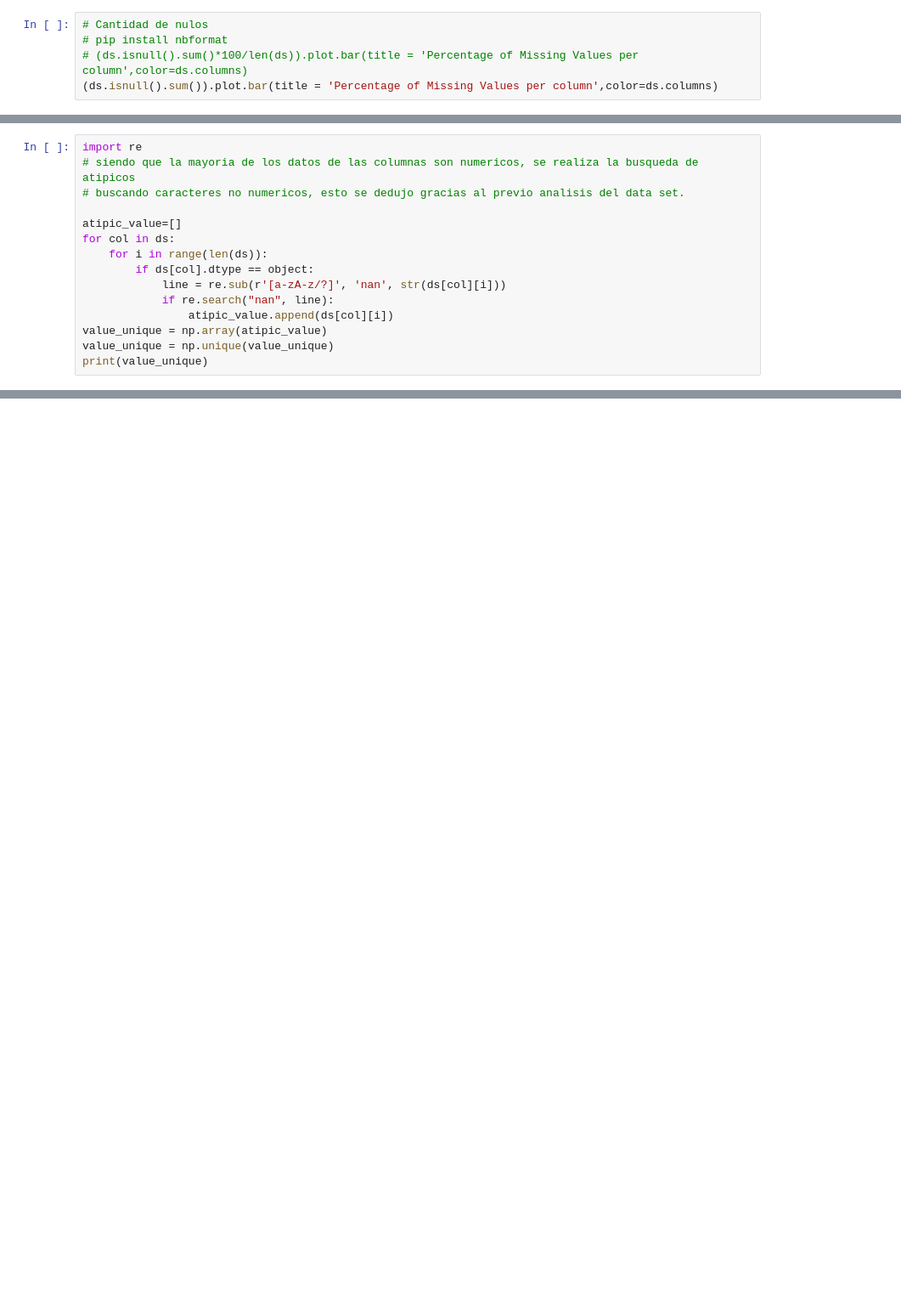
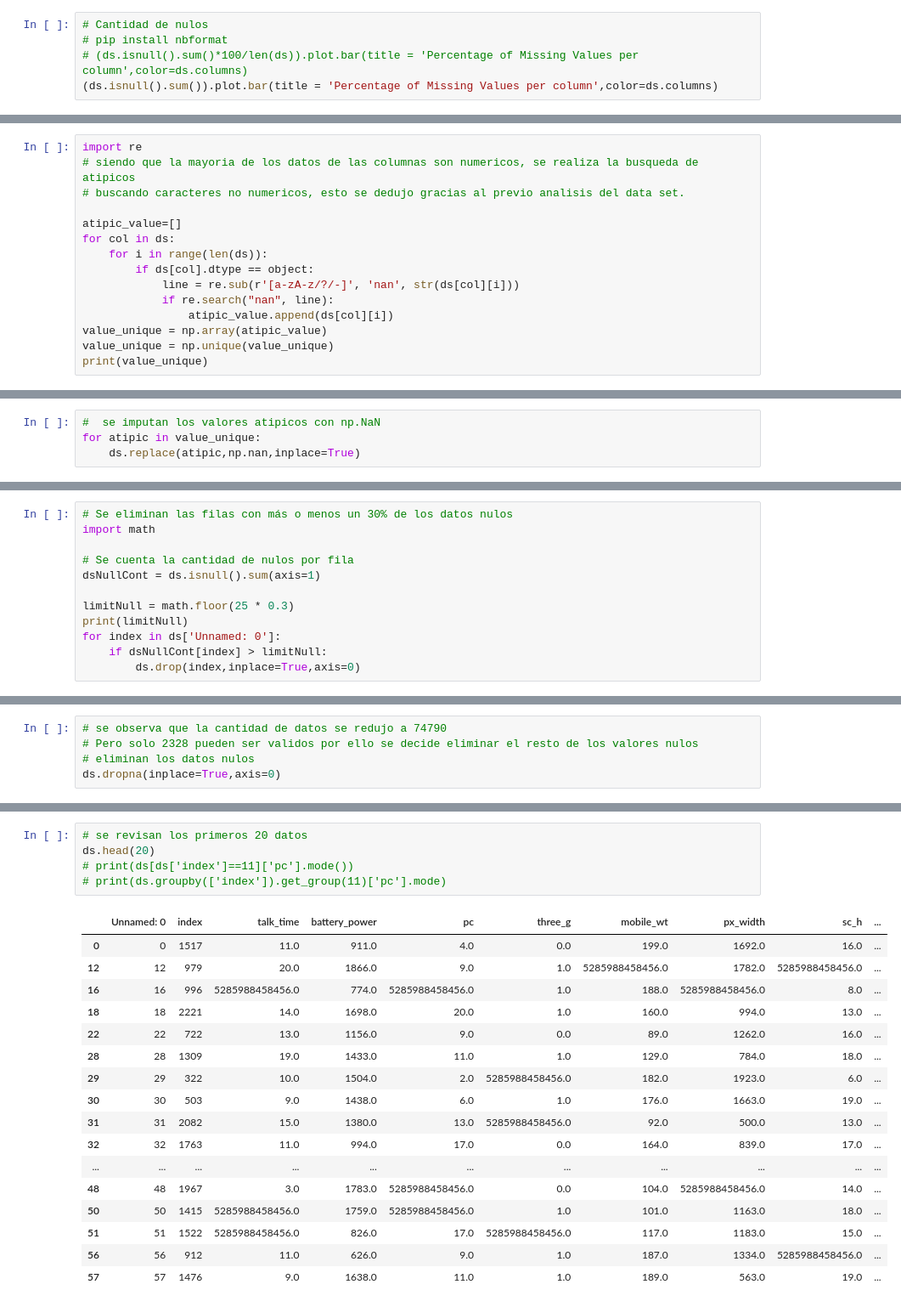
Before and after one commit to ingHFrancoO/DataScienceWork1, a Jupyter notebook: notebooks/1-readmited_preprocess.ipynb, the cells around one changed output, grey strips where cells are left out. Shown at 85% size. Cells and saved outputs as stored; diff of their text form; blank space fills up the shorter version.

```diff
--- a/notebooks/1-readmited_preprocess.ipynb
+++ b/notebooks/1-readmited_preprocess.ipynb
@@ -140,7 +146,7 @@ atipic_value=[]
 for col in ds:
     for i in range(len(ds)):
         if ds[col].dtype == object:
-            line = re.sub(r'[a-zA-z/?]', 'nan', str(ds[col][i]))
+            line = re.sub(r'[a-zA-z/?/-]', 'nan', str(ds[col][i]))
             if re.search("nan", line):
                 atipic_value.append(ds[col][i])
 value_unique = np.array(atipic_value)
@@ -178,0 +193,4 @@ clock_speed = 2495
+# %%
+#  se imputan los valores atipicos con np.NaN
+for atipic in value_unique:
+    ds.replace(atipic,np.nan,inplace=True)
@@ -178,0 +200,12 @@ clock_speed = 2495
+# %%
+# Se eliminan las filas con más o menos un 30% de los datos nulos
+import math
+
+# Se cuenta la cantidad de nulos por fila
+dsNullCont = ds.isnull().sum(axis=1)
+
+limitNull = math.floor(25 * 0.3)
+print(limitNull)
+for index in ds['Unnamed: 0']:
+    if dsNullCont[index] > limitNull:
+        ds.drop(index,inplace=True,axis=0)
@@ -178,0 +235,5 @@ clock_speed = 2495
+# %%
+# se observa que la cantidad de datos se redujo a 74790
+# Pero solo 2328 pueden ser validos por ello se decide eliminar el resto de los valores nulos
+# eliminan los datos nulos
+ds.dropna(inplace=True,axis=0)
@@ -178,0 +273,23 @@ clock_speed = 2495
+# %%
+# se revisan los primeros 20 datos
+ds.head(20)
+# print(ds[ds['index']==11]['pc'].mode())
+# print(ds.groupby(['index']).get_group(11)['pc'].mode)
+# %% [output]
+|  | Unnamed: 0 | index | talk_time | battery_power | pc | three_g | mobile_wt | px_width | sc_h | ... |
+| 0 | 0 | 1517 | 11.0 | 911.0 | 4.0 | 0.0 | 199.0 | 1692.0 | 16.0 | ... |
+| 12 | 12 | 979 | 20.0 | 1866.0 | 9.0 | 1.0 | 5285988458456.0 | 1782.0 | 5285988458456.0 | ... |
+| 16 | 16 | 996 | 5285988458456.0 | 774.0 | 5285988458456.0 | 1.0 | 188.0 | 5285988458456.0 | 8.0 | ... |
+| 18 | 18 | 2221 | 14.0 | 1698.0 | 20.0 | 1.0 | 160.0 | 994.0 | 13.0 | ... |
+| 22 | 22 | 722 | 13.0 | 1156.0 | 9.0 | 0.0 | 89.0 | 1262.0 | 16.0 | ... |
+| 28 | 28 | 1309 | 19.0 | 1433.0 | 11.0 | 1.0 | 129.0 | 784.0 | 18.0 | ... |
+| 29 | 29 | 322 | 10.0 | 1504.0 | 2.0 | 5285988458456.0 | 182.0 | 1923.0 | 6.0 | ... |
+| 30 | 30 | 503 | 9.0 | 1438.0 | 6.0 | 1.0 | 176.0 | 1663.0 | 19.0 | ... |
+| 31 | 31 | 2082 | 15.0 | 1380.0 | 13.0 | 5285988458456.0 | 92.0 | 500.0 | 13.0 | ... |
+| 32 | 32 | 1763 | 11.0 | 994.0 | 17.0 | 0.0 | 164.0 | 839.0 | 17.0 | ... |
+| ... | ... | ... | ... | ... | ... | ... | ... | ... | ... | ... |
+| 48 | 48 | 1967 | 3.0 | 1783.0 | 5285988458456.0 | 0.0 | 104.0 | 5285988458456.0 | 14.0 | ... |
+| 50 | 50 | 1415 | 5285988458456.0 | 1759.0 | 5285988458456.0 | 1.0 | 101.0 | 1163.0 | 18.0 | ... |
+| 51 | 51 | 1522 | 5285988458456.0 | 826.0 | 17.0 | 5285988458456.0 | 117.0 | 1183.0 | 15.0 | ... |
+| 56 | 56 | 912 | 11.0 | 626.0 | 9.0 | 1.0 | 187.0 | 1334.0 | 5285988458456.0 | ... |
+| 57 | 57 | 1476 | 9.0 | 1638.0 | 11.0 | 1.0 | 189.0 | 563.0 | 19.0 | ... |
```
Also changed, not shown: parts of 21 cells of this notebook, 3 other files.
